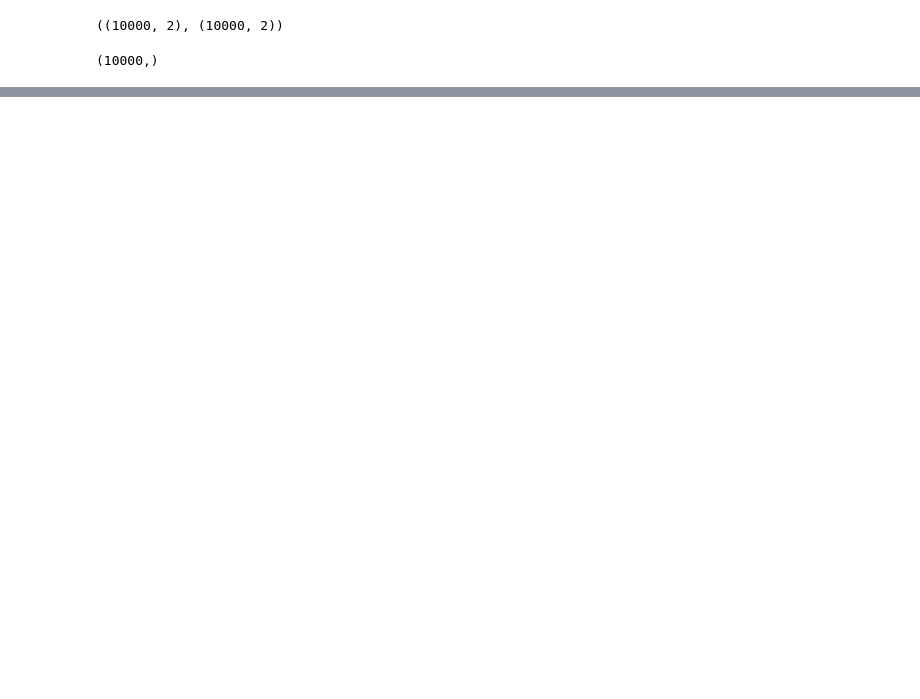
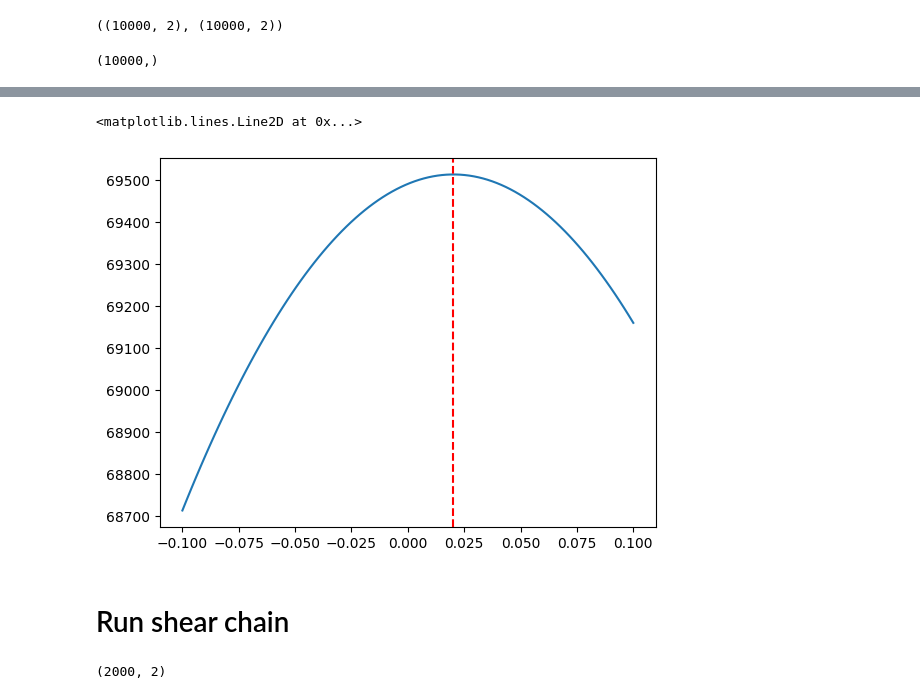
Before and after one commit to LSSTDESC/BPD, a Jupyter notebook: notebooks/sep3-explore-eta.ipynb, the cells around one changed output, grey strips where cells are left out. Drawn from its saved outputs; the diff is of its cells as text; code cells hidden in the pictures; blank space fills up the shorter version.

```diff
--- a/notebooks/sep3-explore-eta.ipynb
+++ b/notebooks/sep3-explore-eta.ipynb
@@ -246,0 +320,2 @@ plt.plot(etas[0,0], etas[0, 1], 'go')
+# %%
+target = partial(shear_eta_target, sigma_e=0.2, sigma_e_int=0.3)
@@ -246,0 +328,13 @@ plt.plot(etas[0,0], etas[0, 1], 'go')
+# %%
+gs = jnp.linspace(-0.1, 0.1, 100)
+ls = [target(jnp.array([g, 0.0]), data=samples) for g in gs]
+# %%
+plt.plot(gs, ls)
+plt.axvline(0.02, ls='--', c='r')
+
+# looks peaked at correct value
+# %% [output]
+<matplotlib.lines.Line2D at 0x...>
+[figure, added]
+# %% [markdown]
+# Run shear chain
@@ -246,0 +350,4 @@ plt.plot(etas[0,0], etas[0, 1], 'go')
+# %%
+g_samples.shape
+# %% [output]
+(2000, 2)
```
Also changed, not shown: parts of 19 cells of this notebook, 7 other files.
